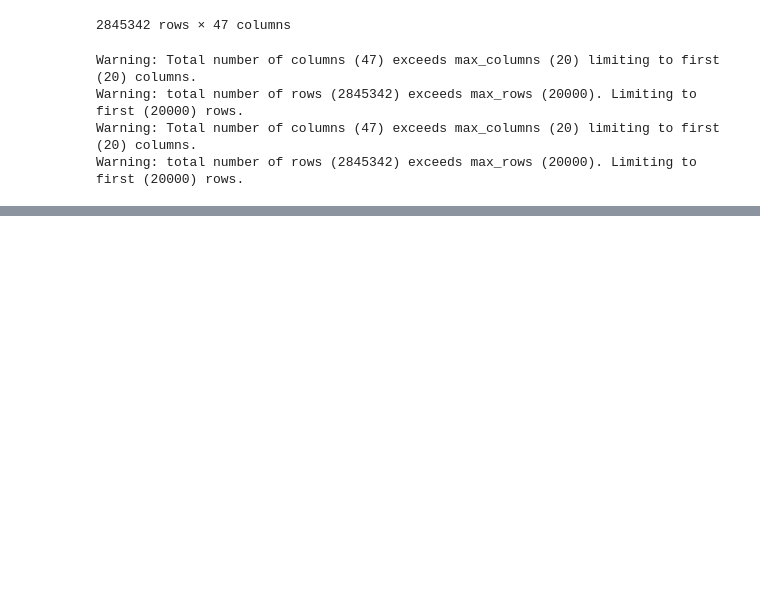
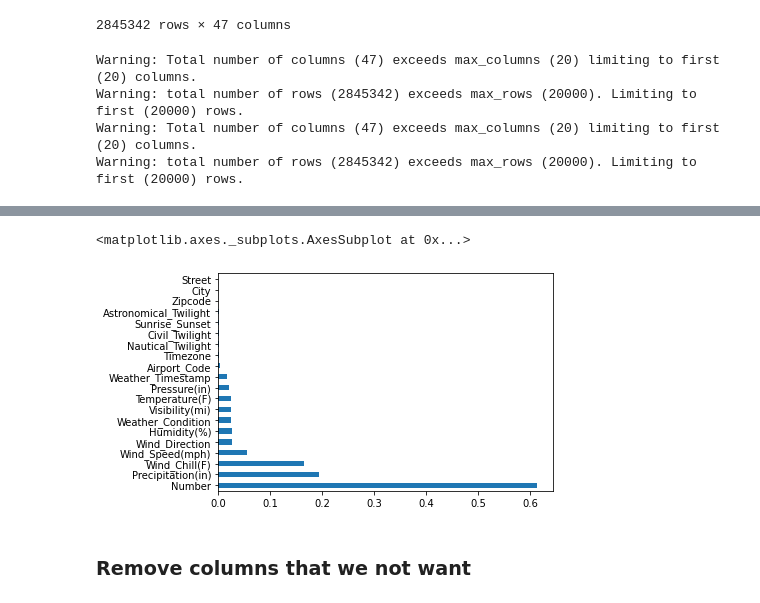
Before and after one commit to PoojaDasIndia/Exploratory-Data-Analysis-EDA-, a Jupyter notebook: US_Accidents_Analysis.ipynb, the cells around one changed output, grey strips where cells are left out. Cells and saved outputs as stored; diff of their text form; code cells hidden in the pictures; blank space fills up the shorter version.

```diff
--- a/US_Accidents_Analysis.ipynb
+++ b/US_Accidents_Analysis.ipynb
@@ -57,0 +166,7 @@ Warning: total number of rows (2845342) exceeds max_rows (20000). Limiting to fi
+# %%
+missing_percentages[missing_percentages!=0].plot(kind='barh')
+# %% [output]
+<matplotlib.axes._subplots.AxesSubplot at 0x...>
+[figure, added]
+# %% [markdown]
+### Remove columns that we not want
```
Also changed, not shown: parts of 19 cells of this notebook.
